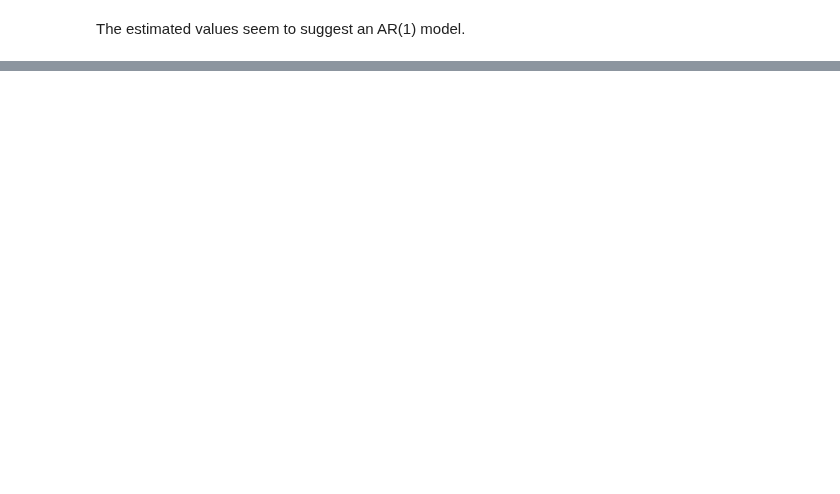
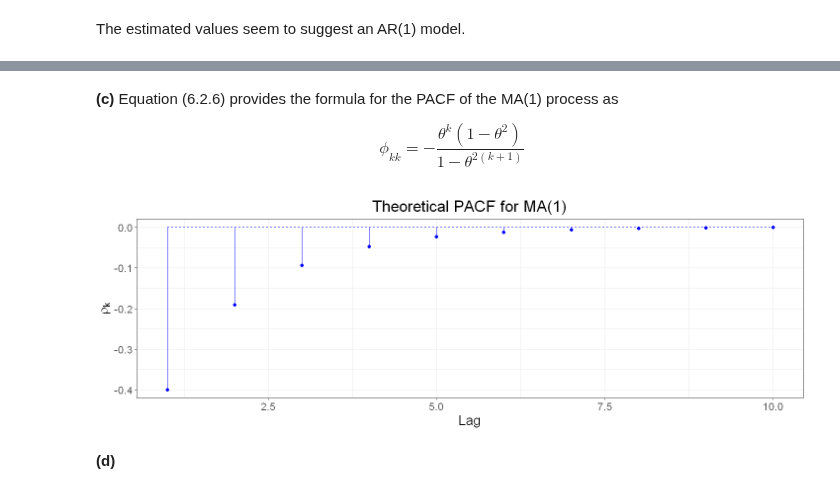
Before and after one commit to telmo-correa/time-series-analysis, a Jupyter notebook: R/Chapter 06 (Ex 21 - 30) - Model Specification.ipynb, the cells around one changed output, grey strips where cells are left out. Saved outputs shown, nothing was run; the diff lists cells and outputs as text; code cells hidden in the pictures; blank space fills up the shorter version.

```diff
--- a/R/Chapter 06 (Ex 21 - 30) - Model Specification.ipynb
+++ b/R/Chapter 06 (Ex 21 - 30) - Model Specification.ipynb
@@ -434,0 +462,12 @@ The estimated values seem to suggest an AR(1) model.
+# %% [markdown]
+**(c)**  Equation (6.2.6) provides the formula for the PACF of the MA(1) process as
+
+$$ \phi_{kk} = -\frac{\theta^k (1 - \theta^2)}{1 - \theta^{2(k+1)}} $$
+# %%
+theoretical_pacf_ma1 <- function(theta, k){ -theta**k * (1 - theta**2) / (1 - theta**(2*(k+1))) }
+# %%
+plot_acf(sapply(1:10, function(k) {theoretical_pacf_ma1(0.5, k)}), title='Theoretical PACF for MA(1)')
+# %% [output]
+[figure, added]
+# %% [markdown]
+**(d)**
```
Also changed, not shown: parts of 15 cells of this notebook, 1 other file.
